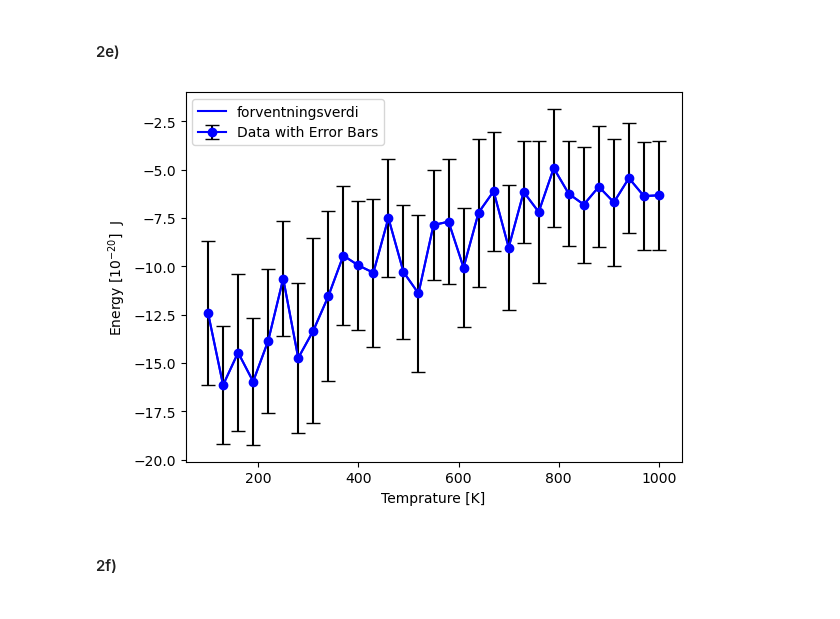
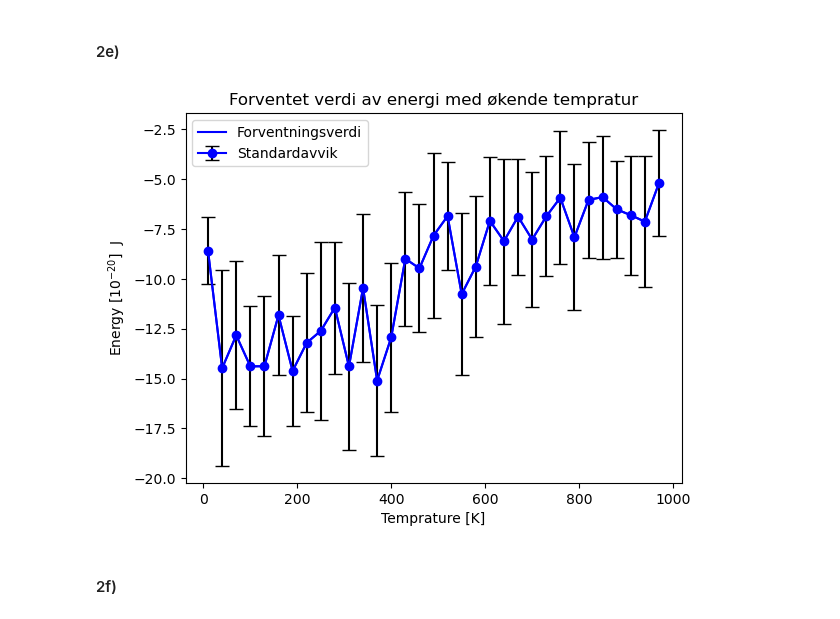
Before and after one commit to villi02/TMA4320-Introduksjon-til-vitenskapelige-beregninger-prosjekter, a Jupyter notebook: oppgave.ipynb, the cells around one changed output. Drawn from its saved outputs; the diff is of its cells as text; code cells hidden in the pictures.

```diff
--- a/oppgave.ipynb
+++ b/oppgave.ipynb
@@ -466,31 +467,32 @@ display_polymer(polymer_array_v)
 # %%
 def excpected_energy(N: int, N_s: int, V_matrix: list[int]) -> (list[float], list[float], list[float]):
     """
     Function that calculates expected energy, and its standard deviation
     param N: length of polymer
     param N_s: attempted rotations
     param V_matrix: matrix with values of energy
     """
-    temprature = np.linspace(100,1000, 31) #creates array with temprature
+    temprature = np.arange(10,1000, 30) #creates array with temprature
     polymer1 = create_polymer(N) #creates polymer with length N
     expected = []
     deviation = []
     for i in temprature:
         _, energy_array = algorithm2(polymer1, N_s, V_matrix,i)
         energy_array[:1000] #exlude first 1000 simulations
         expected.append(np.mean(energy_array))
         deviation.append(np.std(energy_array))
     return expected, deviation, temprature
 N = 30
 N_s = 500
 expected, deviation, temprature = excpected_energy(N, N_s, create_V_matrix(N,-1))
-plt.plot(temprature,expected, label= "forventningsverdi", color = "b")
-plt.errorbar(temprature,expected ,  yerr= (deviation), fmt='-o', color = "b", ecolor = "black",capsize=5, label='Data with Error Bars')
+plt.plot(temprature,expected, label= "Forventningsverdi", color = "b")
+plt.errorbar(temprature,expected ,  yerr= (deviation), fmt='-o', color = "b", ecolor = "black",capsize=5, label='Standardavvik')
+plt.title("Forventet verdi av energi med økende tempratur")
 plt.xlabel("Temprature [K]")
 plt.ylabel(r'Energy [$10^{-20}$]  J')
 plt.legend()
 plt.show()
 # %% [output]
-[figure, old version]
+[figure, new version]
 # %% [markdown]
 #### 2f)
```
Also changed, not shown: parts of 3 cells of this notebook.
